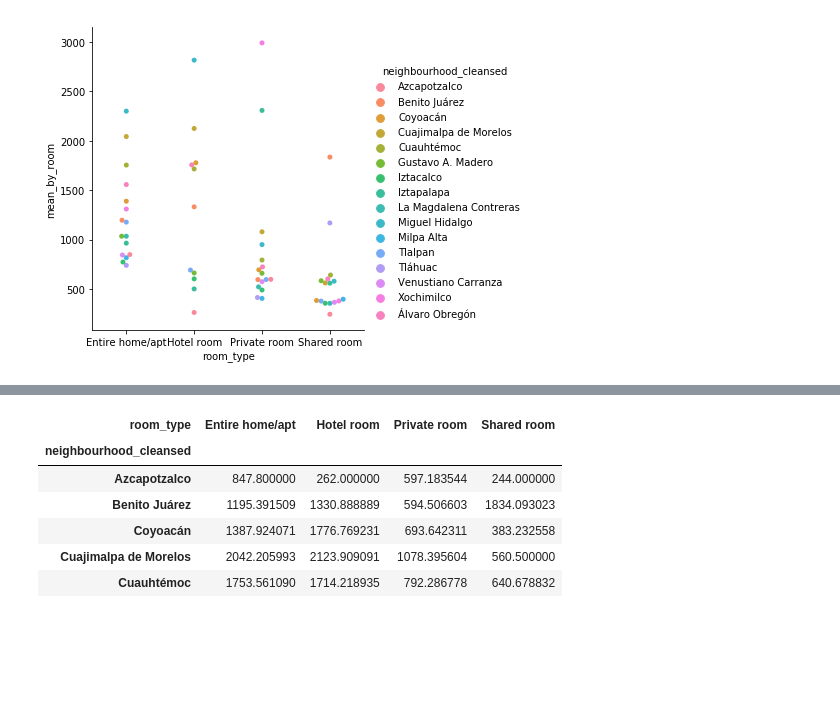
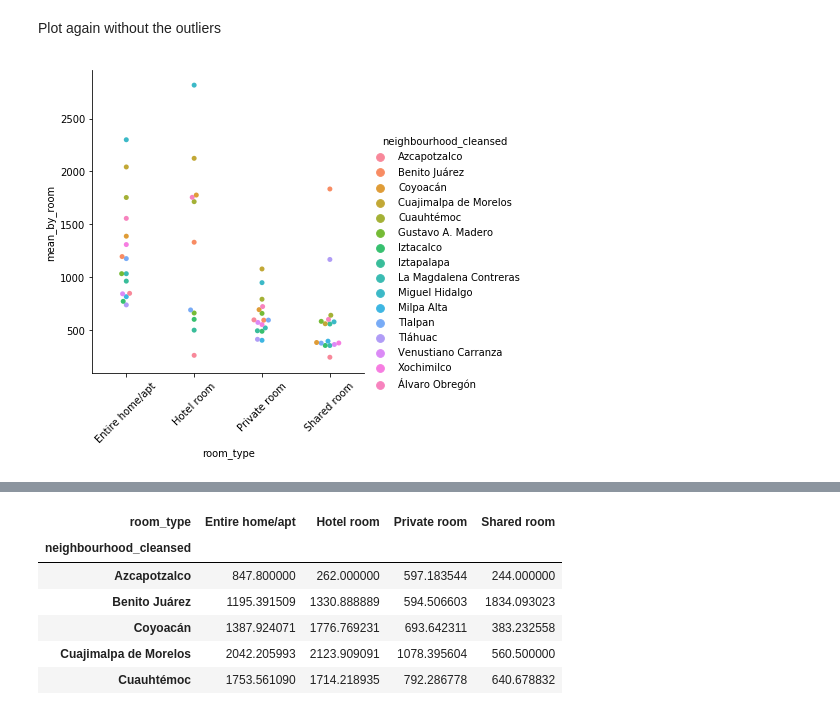
Before and after one commit to prope-2020-gh-classroom/practica-final-por-equipos-verano-2020-itam-EddOselotl, a Jupyter notebook: city_halls.ipynb, the cells around one changed output, grey strips where cells are left out. Saved outputs shown, nothing was run; the diff lists cells and outputs as text; code cells hidden in the pictures; blank space fills up the shorter version.

```diff
--- a/city_halls.ipynb
+++ b/city_halls.ipynb
@@ -15,7 +41,7 @@ from folium.features import GeoJson, GeoJsonTooltip
 geojson = "https://raw.githubusercontent.com/prope-2020-gh-classroom/practica-final-por-equipos-verano-2020-itam-EddOselotl/master/neighbourhoods.geojson"
 geop = geopandas.read_file(geojson)
 # %%
-df = pd.read_csv("https://raw.githubusercontent.com/prope-2020-gh-classroom/practica-final-por-equipos-verano-2020-itam-EddOselotl/General-topics/airbnb_clean.csv")
+df = pd.read_csv("https://raw.githubusercontent.com/prope-2020-gh-classroom/practica-final-por-equipos-verano-2020-itam-EddOselotl/master/airbnb_clean.csv")
 # %%
 df.head()
 # %% [output]
@@ -27,0 +125,3 @@ df.head()
+# %%
+df.drop(df[df['id'] == 23895520].index, inplace = True)
+df.drop(df[df['id'] == 15423429].index, inplace = True)
@@ -27,0 +160,3 @@ df.head()
+# %%
+df.drop(df[df['id'] == 35302200].index, inplace = True)
+df.drop(df[df['id'] == 18021063].index, inplace = True)
@@ -28,6 +181,8 @@ df.head()
+# %% [markdown]
+Plot again without the outliers
 # %%
 room_type = df.groupby(['room_type','neighbourhood_cleansed'])['price'].mean().reset_index(name='mean_by_room')
 # %%
-sns.catplot(x="room_type", y="mean_by_room", hue="neighbourhood_cleansed", kind="swarm", data=m);
+sns.catplot(x="room_type", y="mean_by_room", hue="neighbourhood_cleansed", kind="swarm", data=room_type).set_xticklabels(rotation=45);
 # %% [output]
-[figure, old version]
+[figure, new version]
```
Also changed, not shown: parts of 29 cells of this notebook.
